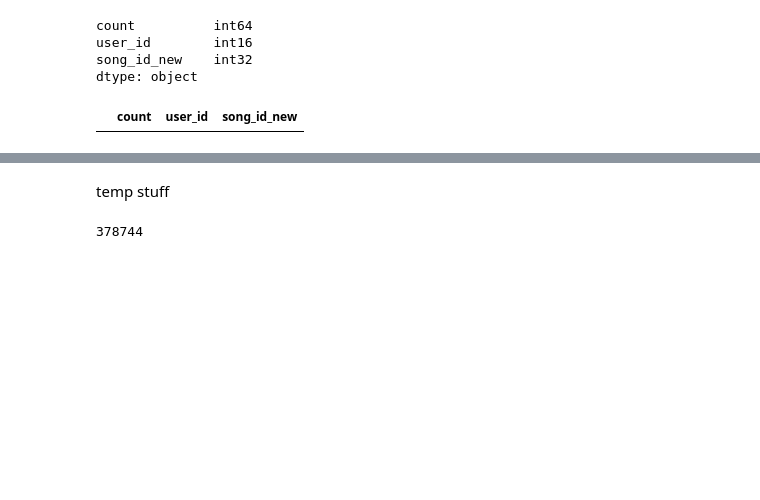
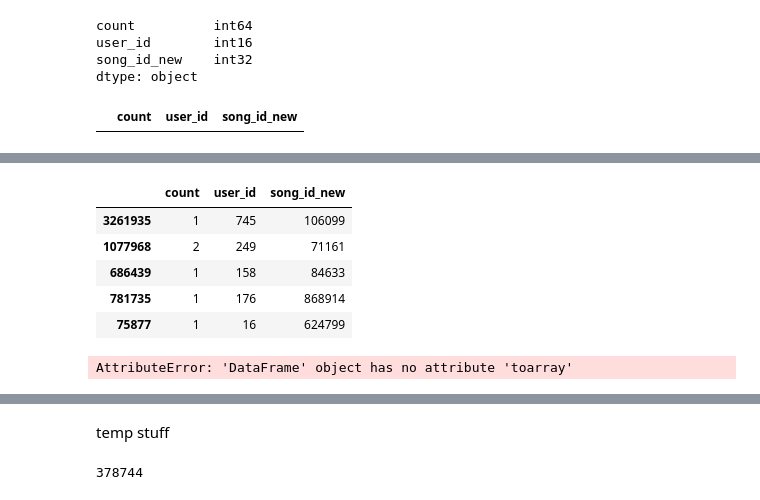
Before and after one commit to hemangbehl/Time-Aware-Music-Recommedation-System-Lastfm, a Jupyter notebook: ALS_1.ipynb, the cells around one changed output, grey strips where cells are left out. Saved outputs shown, nothing was run; the diff lists cells and outputs as text; code cells hidden in the pictures; blank space fills up the shorter version.

```diff
--- a/ALS_1.ipynb
+++ b/ALS_1.ipynb
@@ -246,0 +279,13 @@ len(user_song_df)
+# %%
+test_data.head()
+# %% [output]
+|  | count | user_id | song_id_new |
+| 3261935 | 1 | 745 | 106099 |
+| 1077968 | 2 | 249 | 71161 |
+| 686439 | 1 | 158 | 84633 |
+| 781735 | 1 | 176 | 868914 |
+| 75877 | 1 | 16 | 624799 |
+# %%
+train_data[1:5].toarray()
+# %% [output]
+AttributeError: 'DataFrame' object has no attribute 'toarray'
```
Also changed, not shown: parts of 27 cells of this notebook.
